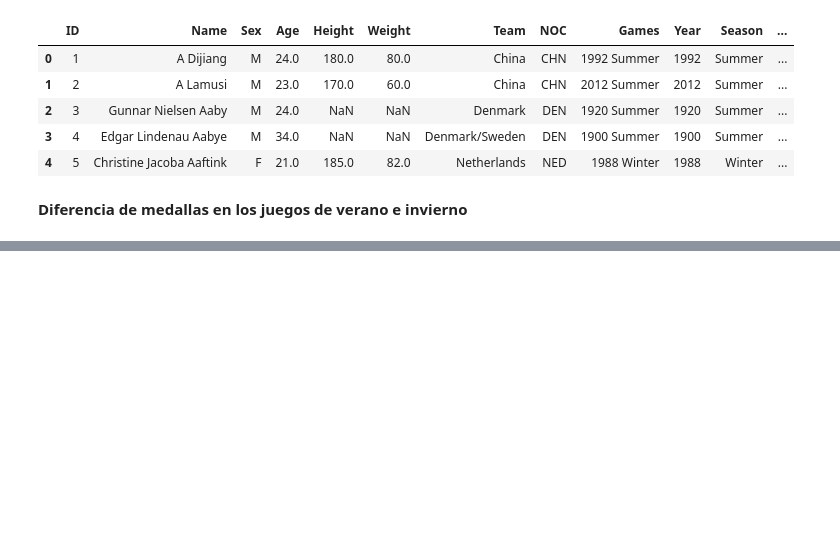
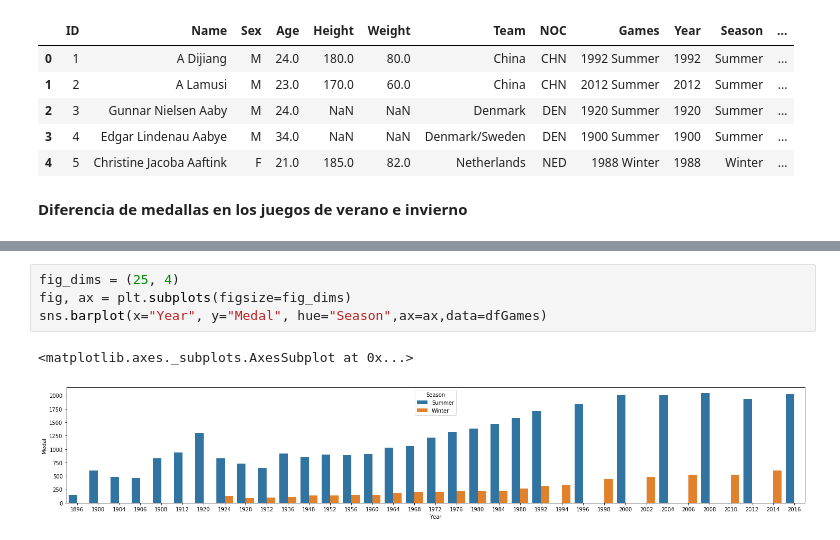
Before and after one commit to Alejorro/Olympic-Games-Predictor, a Jupyter notebook: Manuals/plotting.ipynb, the cells around one changed output, grey strips where cells are left out. Drawn from its saved outputs; the diff is of its cells as text; blank space fills up the shorter version.

```diff
--- a/Manuals/plotting.ipynb
+++ b/Manuals/plotting.ipynb
@@ -30,0 +39,7 @@ dfGames.head()
+# %%
+fig_dims = (25, 4)
+fig, ax = plt.subplots(figsize=fig_dims)
+sns.barplot(x="Year", y="Medal", hue="Season",ax=ax,data=dfGames)
+# %% [output]
+<matplotlib.axes._subplots.AxesSubplot at 0x...>
+[figure, added]
```
Also changed, not shown: parts of 5 cells of this notebook, 17 other files.
